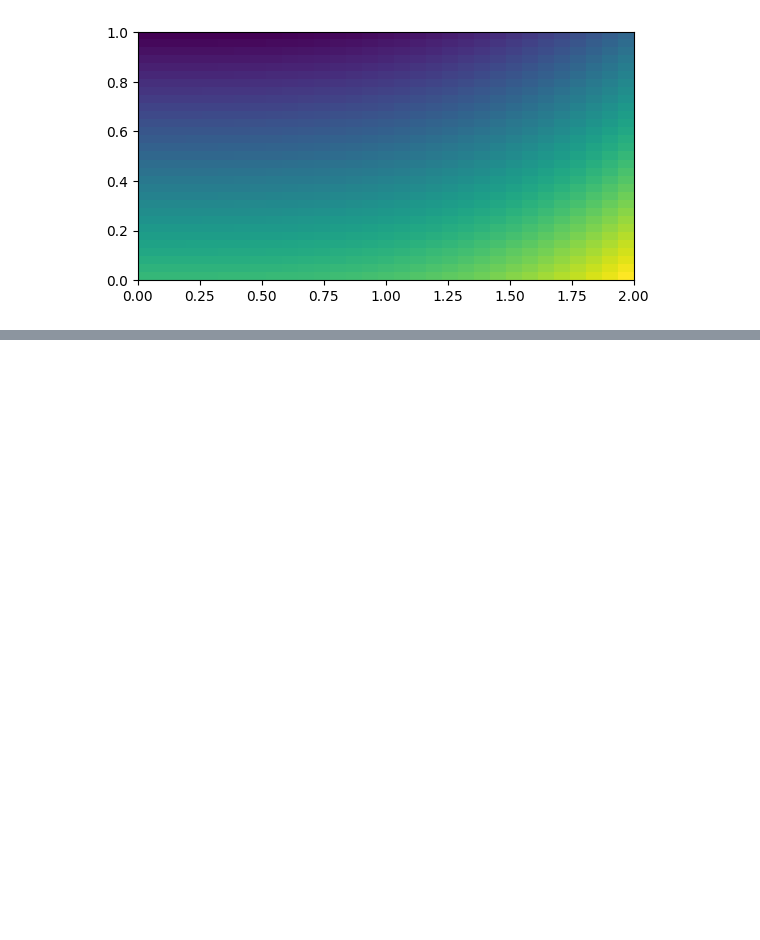
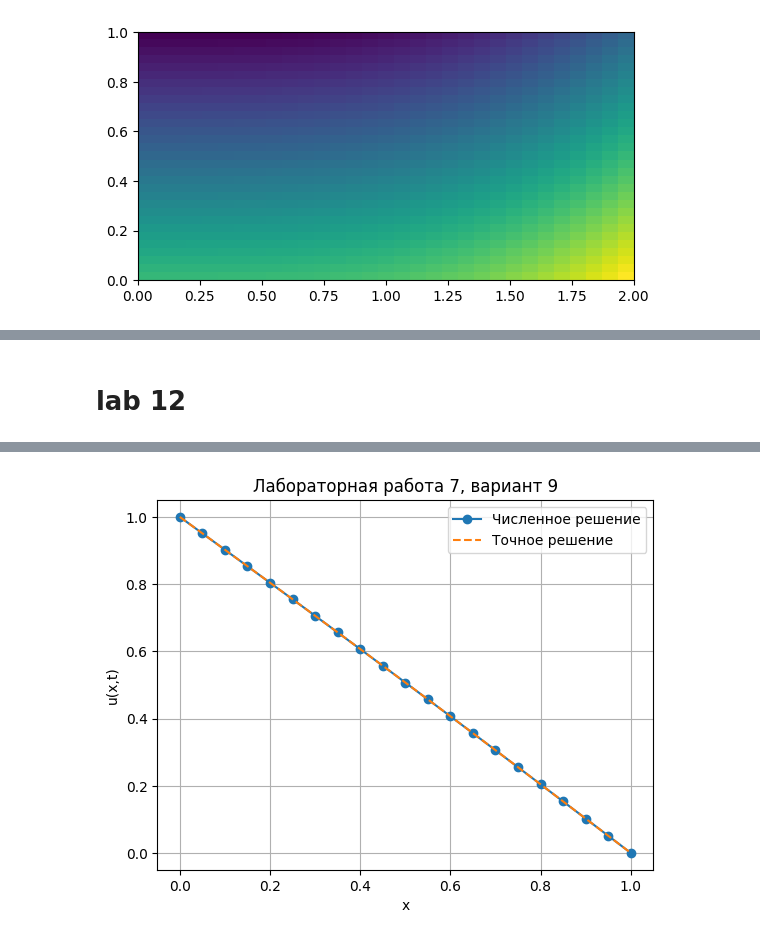
Before and after one commit to mythyskaiser/leetcode, a Jupyter notebook: chislaki/goshachislaki_1.ipynb, the cells around one changed output, grey strips where cells are left out. Saved outputs shown, nothing was run; the diff lists cells and outputs as text; code cells hidden in the pictures; blank space fills up the shorter version.

```diff
--- a/chislaki/goshachislaki_1.ipynb
+++ b/chislaki/goshachislaki_1.ipynb
@@ -946,0 +1669,77 @@ plt.show()
+# %% [markdown]
+# lab 12
+# %%
+import numpy as np
+import matplotlib.pyplot as plt
+import math
+
+# Вариант 9
+# u_t = u_xx
+# u(x,0) = 1 - x + sin(pi*x)
+# u(0,t) = 1, u(1,t) = 0
+
+def exact_solution(x, t):
+    return 1 - x + np.exp(-math.pi**2 * t) * np.sin(math.pi * x)
+
+# параметры
+N = 20          # число шагов по x
+T = 0.5         # конечное время
+sigma0 = 0.45   # берем меньше 0.5 для устойчивости
+
+h = 1 / N
+tau0 = sigma0 * h**2
+
+M = math.ceil(T / tau0)
+tau = T / M
+
+sigma = tau / h**2
+
+print("h =", h)
+print("tau =", tau)
+print("sigma =", sigma)
+print("Количество шагов по времени =", M)
+
+# сетка по x
+x = np.linspace(0, 1, N + 1)
+
+# начальное условие
+u = 1 - x + np.sin(math.pi * x)
+
+# граничные условия
+u[0] = 1
+u[N] = 0
+
+# явная схема
+for j in range(M):
+    old = u.copy()
+
+    for i in range(1, N):
+        u[i] = old[i] + sigma * (old[i - 1] - 2 * old[i] + old[i + 1])
+
+    # граничные условия
+    u[0] = 1
+    u[N] = 0
+
+# точное решение в момент T
+u_exact = exact_solution(x, T)
+
+# погрешность
+error = np.abs(u - u_exact)
+
+print("Максимальная погрешность =", np.max(error))
+
+print()
+print("   x        численное        точное        погрешность")
+for i in range(0, N + 1, 5):
+    print(f"{x[i]:.2f}    {u[i]:.6f}       {u_exact[i]:.6f}     {error[i]:.6f}")
+
+# график
+plt.plot(x, u, 'o-', label='Численное решение')
+plt.plot(x, u_exact, '--', label='Точное решение')
+plt.xlabel('x')
+plt.ylabel('u(x,t)')
+plt.title('Лабораторная работа 7, вариант 9')
+plt.grid()
+plt.legend()
+plt.show()
+# %% [output]
@@ -946,0 +1758 @@ plt.show()
+[figure, added]
```
Also changed, not shown: parts of 10 cells of this notebook.
